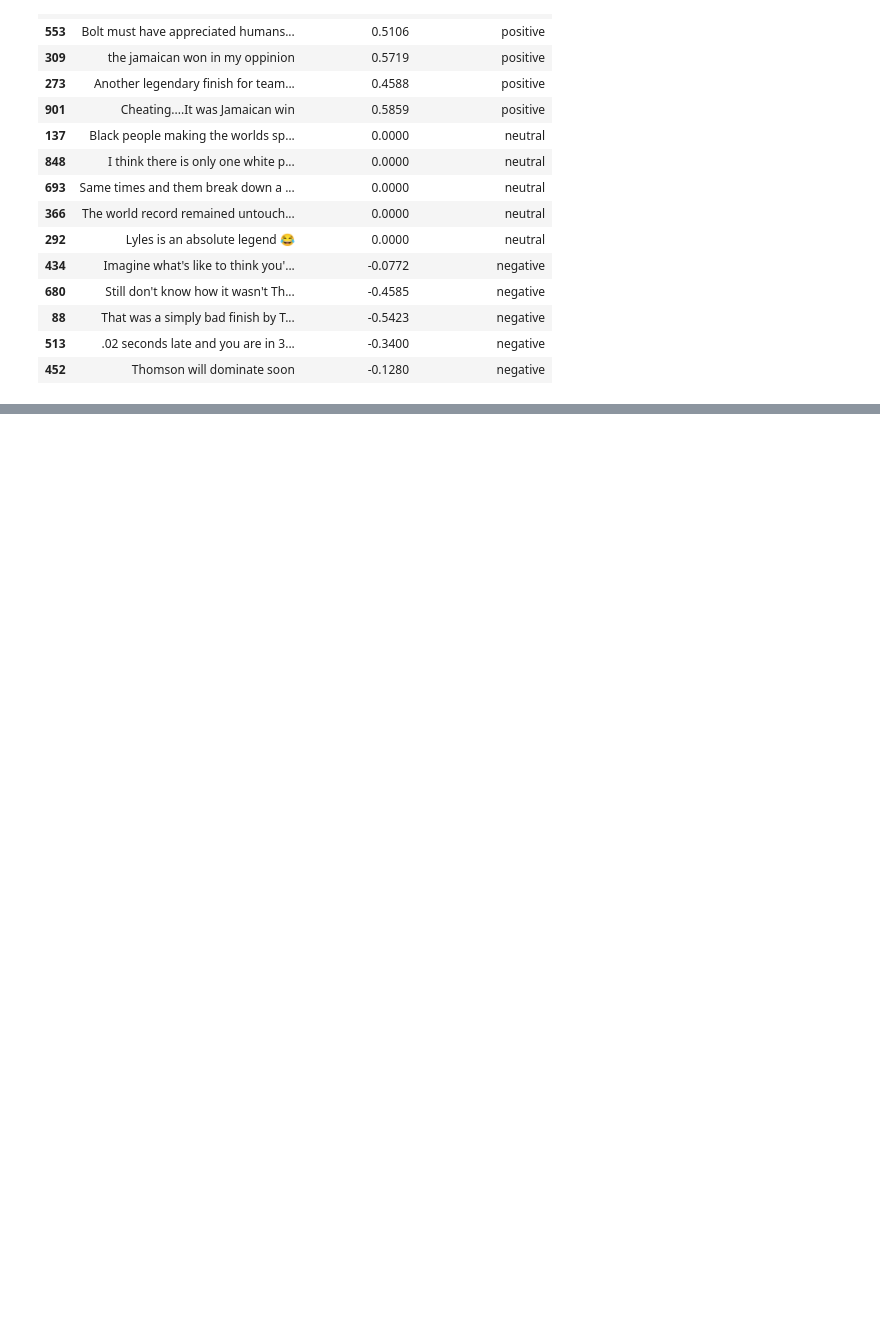
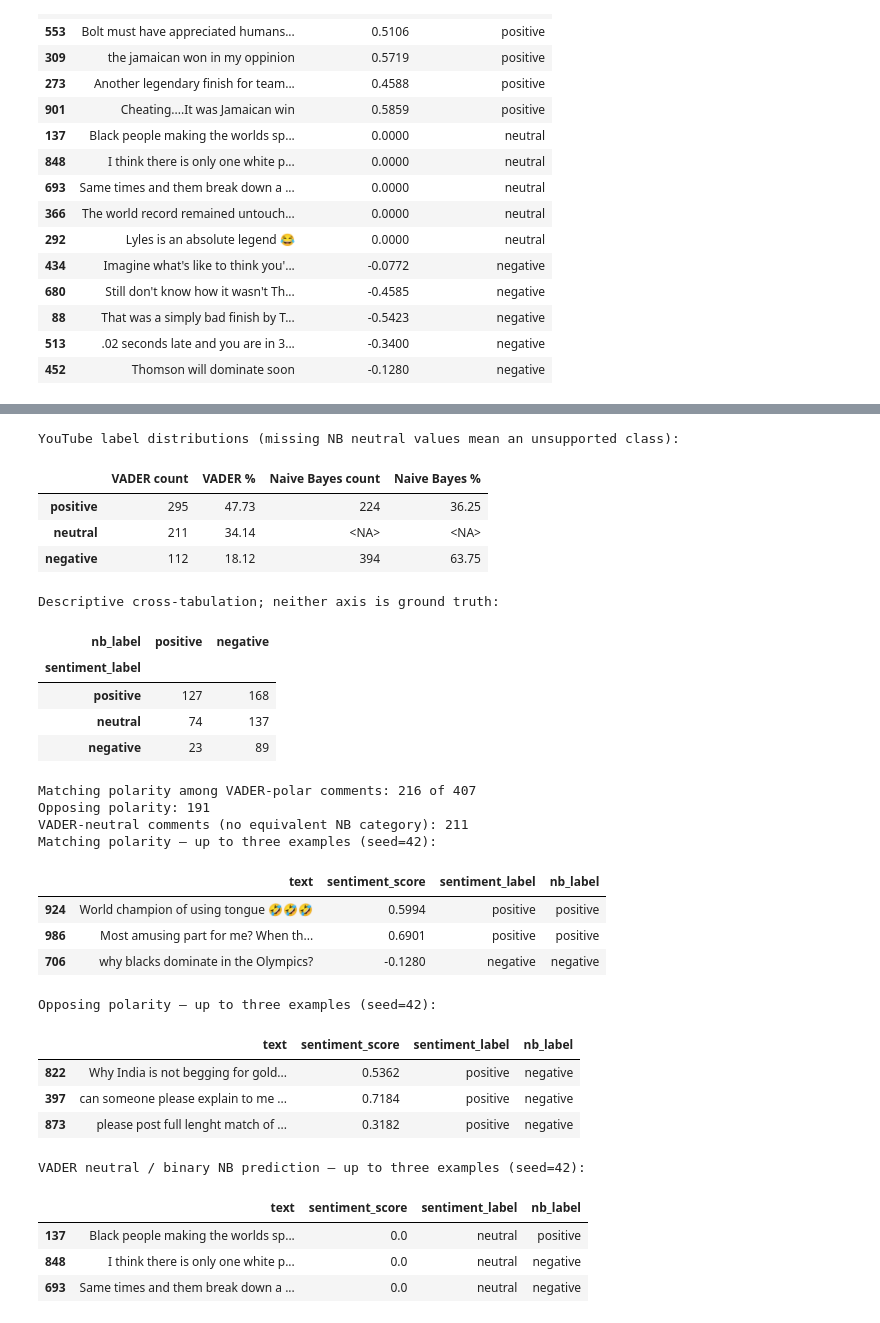
Before and after one commit to nandapieri/olympics-100-meters-final-analysis, a Jupyter notebook: olympics_100m_nlp.ipynb, the cells around one changed output, grey strips where cells are left out. Cells and saved outputs as stored; diff of their text form; code cells hidden in the pictures; blank space fills up the shorter version.

```diff
--- a/olympics_100m_nlp.ipynb
+++ b/olympics_100m_nlp.ipynb
@@ -826,0 +920,58 @@ Illustrative inspection sample: 5 positive, 5 neutral, and 5 negative comments (
+# %%
+# Predictions are kept separately to preserve analysis_df and all existing labels.
+nb_youtube_predictions = pd.Series(nb_classifier.predict(analysis_df["text"]), index=analysis_df.index, name="nb_label")
+nb_comparison_df = analysis_df[["comment_id", "text", "sentiment_score", "sentiment_label"]].copy()
+nb_comparison_df["nb_label"] = nb_youtube_predictions
+
+comparison_distribution = pd.DataFrame(index=["positive", "neutral", "negative"])
+comparison_distribution["VADER count"] = nb_comparison_df["sentiment_label"].value_counts().reindex(comparison_distribution.index, fill_value=0)
+comparison_distribution["VADER %"] = (comparison_distribution["VADER count"] / len(nb_comparison_df) * 100).round(2)
+comparison_distribution["Naive Bayes count"] = nb_youtube_predictions.value_counts().reindex(comparison_distribution.index).astype("Int64")
+comparison_distribution["Naive Bayes %"] = (comparison_distribution["Naive Bayes count"] / len(nb_comparison_df) * 100).round(2)
+print("YouTube label distributions (missing NB neutral values mean an unsupported class):")
+display(comparison_distribution)
+nb_vader_table = pd.crosstab(nb_comparison_df["sentiment_label"], nb_comparison_df["nb_label"]).reindex(index=["positive", "neutral", "negative"], columns=["positive", "negative"], fill_value=0)
+print("Descriptive cross-tabulation; neither axis is ground truth:")
+display(nb_vader_table)
+
+vader_has_polarity = nb_comparison_df["sentiment_label"].ne("neutral")
+matching_polarity = vader_has_polarity & nb_comparison_df["sentiment_label"].eq(nb_comparison_df["nb_label"])
+opposing_polarity = vader_has_polarity & ~matching_polarity
+print("Matching polarity among VADER-polar comments:", int(matching_polarity.sum()), "of", int(vader_has_polarity.sum()))
+print("Opposing polarity:", int(opposing_polarity.sum()))
+print("VADER-neutral comments (no equivalent NB category):", int((~vader_has_polarity).sum()))
+for title, mask in [("Matching polarity", matching_polarity), ("Opposing polarity", opposing_polarity), ("VADER neutral / binary NB prediction", ~vader_has_polarity)]:
+    print(title + " — up to three examples (seed=42):")
+    examples = nb_comparison_df.loc[mask, ["text", "sentiment_score", "sentiment_label", "nb_label"]]
+    with pd.option_context("display.max_colwidth", None, "display.max_columns", None):
+        display(examples.sample(n=min(3, len(examples)), random_state=42))
+# %% [output]
+YouTube label distributions (missing NB neutral values mean an unsupported class):
+|  | VADER count | VADER % | Naive Bayes count | Naive Bayes % |
+| positive | 295 | 47.73 | 224 | 36.25 |
+| neutral | 211 | 34.14 | <NA> | <NA> |
+| negative | 112 | 18.12 | 394 | 63.75 |
+Descriptive cross-tabulation; neither axis is ground truth:
+| nb_label | positive | negative |
+| sentiment_label |  |  |
+| positive | 127 | 168 |
+| neutral | 74 | 137 |
+| negative | 23 | 89 |
+Matching polarity among VADER-polar comments: 216 of 407
+Opposing polarity: 191
+VADER-neutral comments (no equivalent NB category): 211
+Matching polarity — up to three examples (seed=42):
+|  | text | sentiment_score | sentiment_label | nb_label |
+| 924 | World champion of using tongue 🤣🤣🤣 | 0.5994 | positive | positive |
+| 986 | Most amusing part for me? When th... | 0.6901 | positive | positive |
+| 706 | why blacks dominate in the Olympics? | -0.1280 | negative | negative |
+Opposing polarity — up to three examples (seed=42):
+|  | text | sentiment_score | sentiment_label | nb_label |
+| 822 | Why India is not begging for gold... | 0.5362 | positive | negative |
+| 397 | can someone please explain to me ... | 0.7184 | positive | negative |
+| 873 | please post full lenght match of ... | 0.3182 | positive | negative |
+VADER neutral / binary NB prediction — up to three examples (seed=42):
+|  | text | sentiment_score | sentiment_label | nb_label |
+| 137 | Black people making the worlds sp... | 0.0 | neutral | positive |
+| 848 | I think there is only one white p... | 0.0 | neutral | negative |
+| 693 | Same times and them break down a ... | 0.0 | neutral | negative |
```
Also changed, not shown: parts of 3 cells of this notebook, 1 other file.
